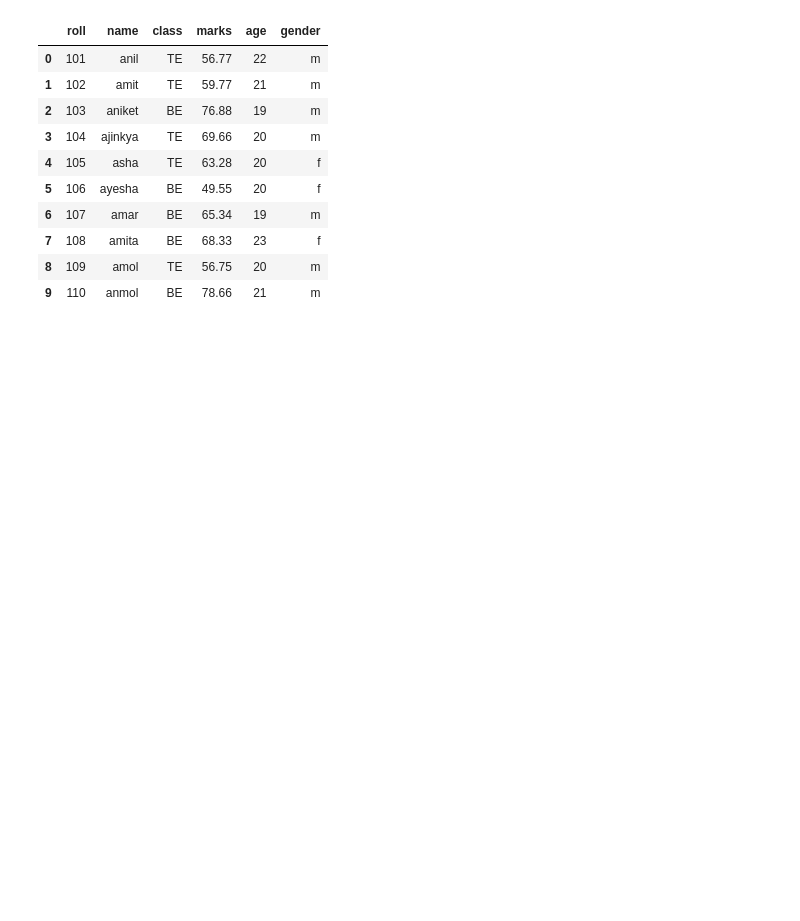
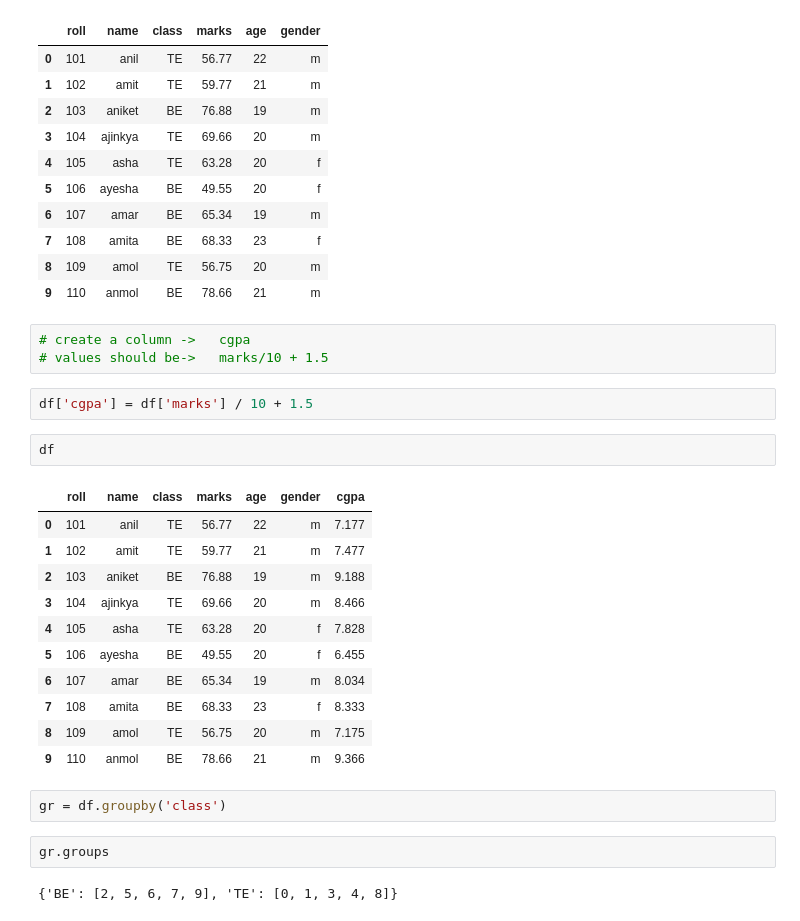
Before and after one commit to AdityaThakare72/VPBKIET_MAR2-6, a Jupyter notebook: Day2/pandas_da_mar3.ipynb, the cells around one changed output. Saved outputs shown, nothing was run; the diff lists cells and outputs as text; blank space fills up the shorter version.

```diff
--- a/Day2/pandas_da_mar3.ipynb
+++ b/Day2/pandas_da_mar3.ipynb
@@ -474,3 +474,28 @@ df
 | 7 | 108 | amita | BE | 68.33 | 23 | f |
 | 8 | 109 | amol | TE | 56.75 | 20 | m |
 | 9 | 110 | anmol | BE | 78.66 | 21 | m |
+# %%
+# create a column ->   cgpa
+# values should be->   marks/10 + 1.5
+# %%
+df['cgpa'] = df['marks'] / 10 + 1.5
+# %%
+df
+# %% [output]
+|  | roll | name | class | marks | age | gender | cgpa |
+| 0 | 101 | anil | TE | 56.77 | 22 | m | 7.177 |
+| 1 | 102 | amit | TE | 59.77 | 21 | m | 7.477 |
+| 2 | 103 | aniket | BE | 76.88 | 19 | m | 9.188 |
+| 3 | 104 | ajinkya | TE | 69.66 | 20 | m | 8.466 |
+| 4 | 105 | asha | TE | 63.28 | 20 | f | 7.828 |
+| 5 | 106 | ayesha | BE | 49.55 | 20 | f | 6.455 |
+| 6 | 107 | amar | BE | 65.34 | 19 | m | 8.034 |
+| 7 | 108 | amita | BE | 68.33 | 23 | f | 8.333 |
+| 8 | 109 | amol | TE | 56.75 | 20 | m | 7.175 |
+| 9 | 110 | anmol | BE | 78.66 | 21 | m | 9.366 |
+# %%
+gr = df.groupby('class')
+# %%
+gr.groups
+# %% [output]
+{'BE': [2, 5, 6, 7, 9], 'TE': [0, 1, 3, 4, 8]}
```
Also changed, not shown: parts of 7 cells of this notebook.
